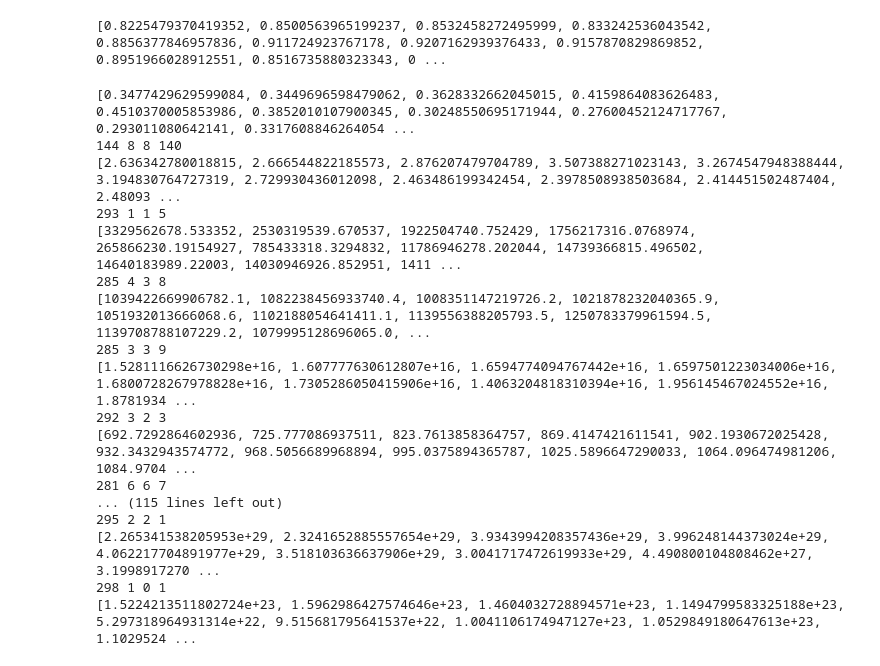
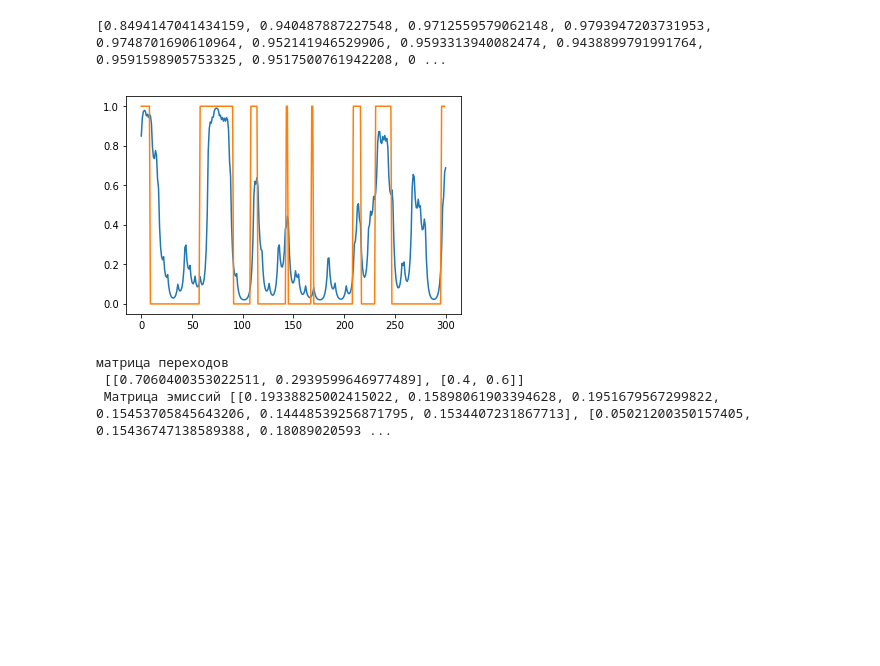
Before and after one commit to ASVolosnov/Volosnov_AS_HMM, a Jupyter notebook: Volosnov_AS_HMM.ipynb, the cells around one changed output. Saved outputs shown, nothing was run; the diff lists cells and outputs as text; code cells hidden in the pictures; blank space fills up the shorter version.

```diff
--- a/Volosnov_AS_HMM.ipynb
+++ b/Volosnov_AS_HMM.ipynb
@@ -116,8 +136,8 @@ def backward_look(transition,emission,L,observations):
     B_k[0][L] = B_k[1][L] = 1
     i = L-1
     while i>=0:
-        B_k[0][i] = (emission[0][observations[i]-1]*B_k[0][i+1]*a[0][0] + emission[1][observations[i]-1]*B_k[1][i+1]*a[0][1])
-        B_k[1][i] = (emission[1][observations[i]-1]*B_k[1][i+1]*a[1][1] + emission[0][observations[i]-1]*B_k[0][i+1]*a[1][0])
+        B_k[0][i] = (emission[0][observations[i]-1]*B_k[0][i+1]*transition[0][0] + emission[1][observations[i]-1]*B_k[1][i+1]*transition[0][1])
+        B_k[1][i] = (emission[1][observations[i]-1]*B_k[1][i+1]*transition[1][1] + emission[0][observations[i]-1]*B_k[0][i+1]*transition[1][0])
         i -=1
     B_k[0][0] = B_k[0][0]*(2/3)
     B_k[1][0] = B_k[1][0]*(1/3)
@@ -154,17 +174,24 @@ for i in range(L+1):
 # %%
-#Апостериорное декодирование
+#Апостериорное декодирование для нечестной кости
 def posterior_decoding(F_k,B_k,L):
     post = [0]*(L+1)
     i=0
     while i<=L:
         P_x = F_k[0][L] + F_k[1][L]
-        post[i] = F_k[0][i]*B_k[0][i]/P_x
+        post[i] = F_k[1][i]*B_k[1][i]/P_x
         i += 1
     return (post)
 post = posterior_decoding(F_k,B_k,L)
 print(post)
 # %% [output]
-[0.8225479370419352, 0.8500563965199237, 0.8532458272495999, 0.833242536043542, 0.8856377846957836, 0.911724923767178, 0.9207162939376433, 0.9157870829869852, 0.8951966028912551, 0.8516735880323343, 0 ...
+[0.8494147041434159, 0.940487887227548, 0.9712559579062148, 0.9793947203731953, 0.9748701690610964, 0.952141946529906, 0.9593313940082474, 0.9438899791991764, 0.9591598905753325, 0.9517500761942208, 0 ...
+# %%
+plt.plot(post)
+plt.plot(states)
+plt.show()
+#Графики апостериорных вероятностей и график для нечестной кости значение 1 - соответствует нечестной кости
+# %% [output]
+[figure, added]
 # %%
 #Создадим новые матрицы переходов и эмиссия
 N = 100 # кол-во новых последовательностей для алгоритма Баум-Велша
@@ -187,7 +214,6 @@ def  Baum_Welch(transition_rand,emission_rand,N,L):
         post_pos.append(posterior_decoding(F_k_pos[i],B_k_pos[i],L))
         T = [[0,0],[0,0]]
         E = [[0,0,0,0,0,0],[0,0,0,0,0,0]]
-        print(post_pos[i])
         for j in range(L):
             if post_pos[i][j] > 0.5 and post_pos[i][j+1] > 0.5:
                 T[0][0] += 1
@@ -223,7 +249,7 @@ def  Baum_Welch(transition_rand,emission_rand,N,L):
                     E[1][4] += 1
                 if observations_pos[i][j] == 6:
                     E[1][5] += 1
-        print(T[0][0], T[0][1], T[1][0], T[1][1])
+       # print(T[0][0], T[0][1], T[1][0], T[1][1])
         if T[0][0] + T[0][1] != 0:
             transition_rand[0][0] = (transition_rand[0][0] + (T[0][0] / (T[0][0] + T[0][1]))) / 2
             transition_rand[0][1] = (transition_rand[0][1] + (T[0][1]/ (T[0][0] + T[0][1]))) / 2
@@ -249,22 +275,8 @@ def  Baum_Welch(transition_rand,emission_rand,N,L):
             emission_rand[1][5] = (emission_rand[1][5] + (E[1][5]/sum_2)) / 2
     return(transition_rand, emission_rand)
 transition_rand, emission_rand = Baum_Welch(transition_rand,emission_rand,N,L)
-print(transition_rand,'\n', emission_rand)
+print("матрица переходов\n",transition_rand,'\n', "Матрица эмиссий",emission_rand)
 # %% [output]
-[0.3477429629599084, 0.3449696598479062, 0.3628332662045015, 0.4159864083626483, 0.4510370005853986, 0.3852010107900345, 0.30248550695171944, 0.27600452124717767, 0.293011080642141, 0.3317608846264054 ...
-144 8 8 140
-[2.636342780018815, 2.666544822185573, 2.876207479704789, 3.507388271023143, 3.2674547948388444, 3.194830764727319, 2.729930436012098, 2.463486199342454, 2.3978508938503684, 2.414451502487404, 2.48093 ...
-293 1 1 5
-[3329562678.533352, 2530319539.670537, 1922504740.752429, 1756217316.0768974, 265866230.19154927, 785433318.3294832, 11786946278.202044, 14739366815.496502, 14640183989.22003, 14030946926.852951, 1411 ...
-285 4 3 8
-[1039422669906782.1, 1082238456933740.4, 1008351147219726.2, 1021878232040365.9, 1051932013666068.6, 1102188054641411.1, 1139556388205793.5, 1250783379961594.5, 1139708788107229.2, 1079995128696065.0, ...
-285 3 3 9
-[1.5281116626730298e+16, 1.607777630612807e+16, 1.6594774094767442e+16, 1.6597501223034006e+16, 1.6800728267978828e+16, 1.7305286050415906e+16, 1.4063204818310394e+16, 1.956145467024552e+16, 1.8781934 ...
-292 3 2 3
-[692.7292864602936, 725.777086937511, 823.7613858364757, 869.4147421611541, 902.1930672025428, 932.3432943574772, 968.5056689968894, 995.0375894365787, 1025.5896647290033, 1064.096474981206, 1084.9704 ...
-281 6 6 7
-... (115 lines left out)
-295 2 2 1
-[2.265341538205953e+29, 2.3241652885557654e+29, 3.9343994208357436e+29, 3.996248144373024e+29, 4.062217704891977e+29, 3.518103636637906e+29, 3.0041717472619933e+29, 4.490800104808462e+27, 3.1998917270 ...
-298 1 0 1
-[1.5224213511802724e+23, 1.5962986427574646e+23, 1.4604032728894571e+23, 1.1494799583325188e+23, 5.297318964931314e+22, 9.515681795641537e+22, 1.0041106174947127e+23, 1.0529849180647613e+23, 1.1029524 ...
+матрица переходов
+ [[0.7060400353022511, 0.2939599646977489], [0.4, 0.6]]
+ Матрица эмиссий [[0.19338825002415022, 0.15898061903394628, 0.1951679567299822, 0.15453705845643206, 0.14448539256871795, 0.1534407231867713], [0.05021200350157405, 0.15436747138589388, 0.18089020593 ...
```
Also changed, not shown: parts of 6 cells of this notebook.
